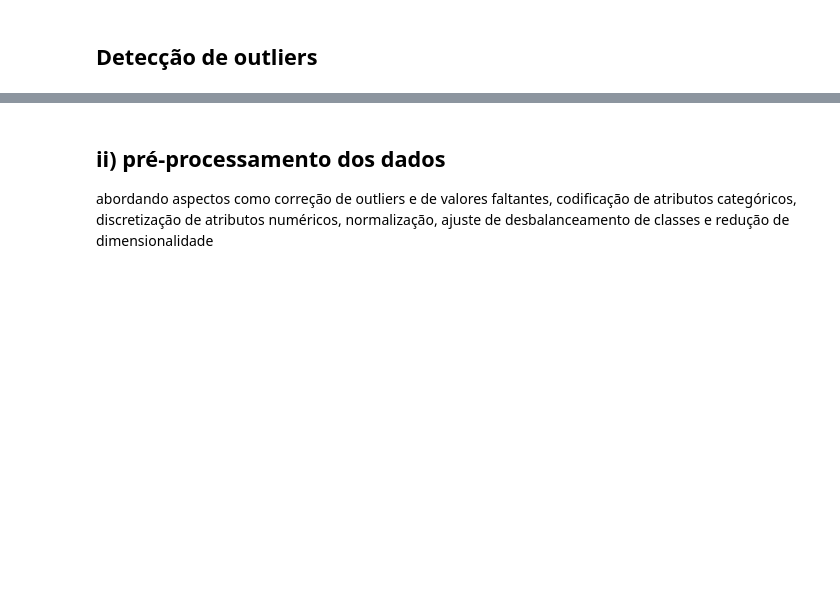
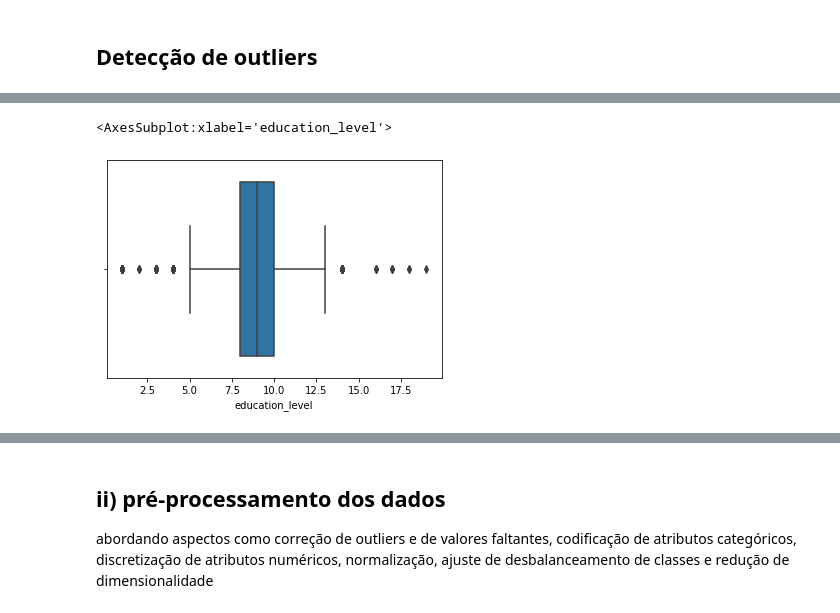
Before and after one commit to kaline/TrabalhoFinalML, a Jupyter notebook: dataset.ipynb, the cells around one changed output, grey strips where cells are left out. Drawn from its saved outputs; the diff is of its cells as text; code cells hidden in the pictures; blank space fills up the shorter version.

```diff
--- a/dataset.ipynb
+++ b/dataset.ipynb
@@ -153,0 +160,5 @@ Count of NaN count_nan_depressed: 0
+# %%
+sns.boxplot(x=df['education_level'])
+# %% [output]
+<AxesSubplot:xlabel='education_level'>
+[figure, added]
```
Also changed, not shown: parts of 13 cells of this notebook.
